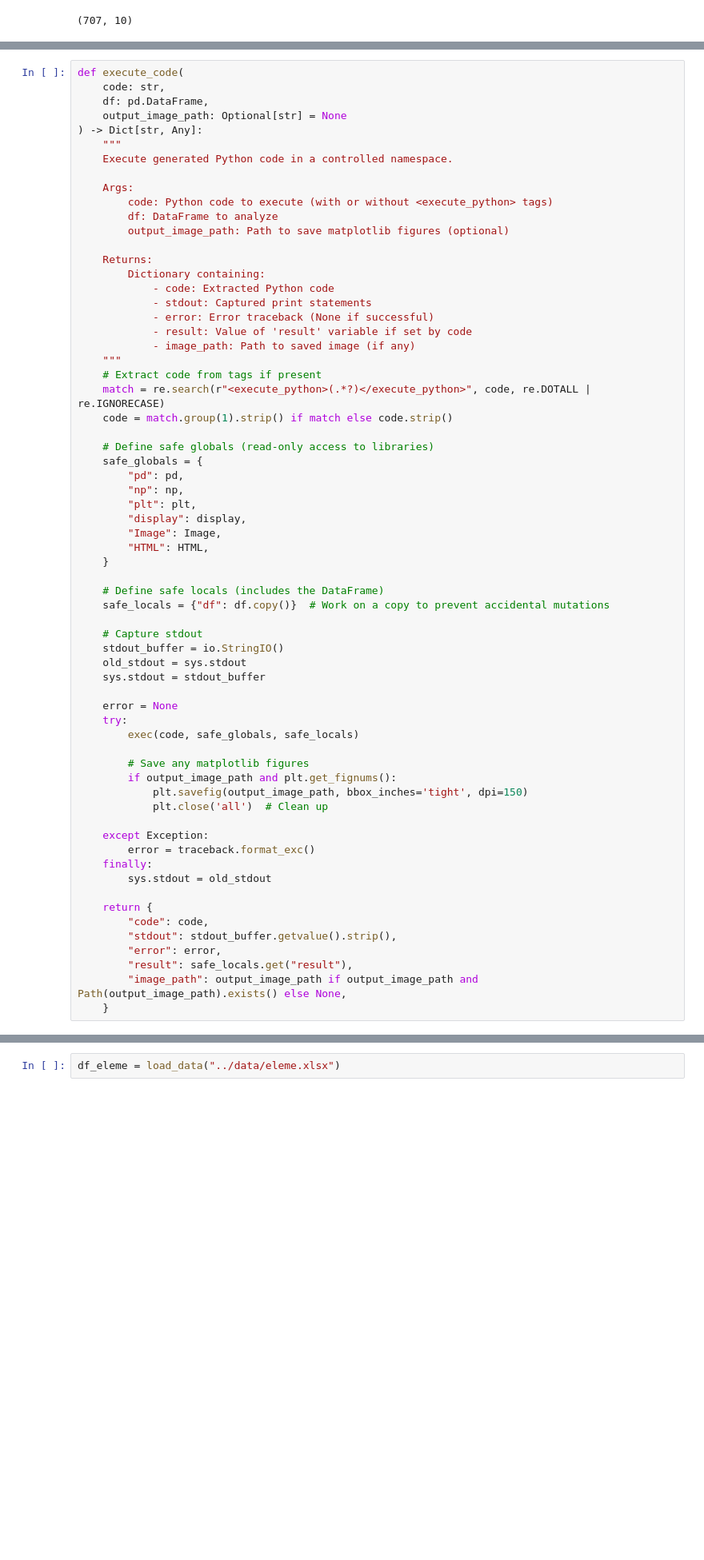
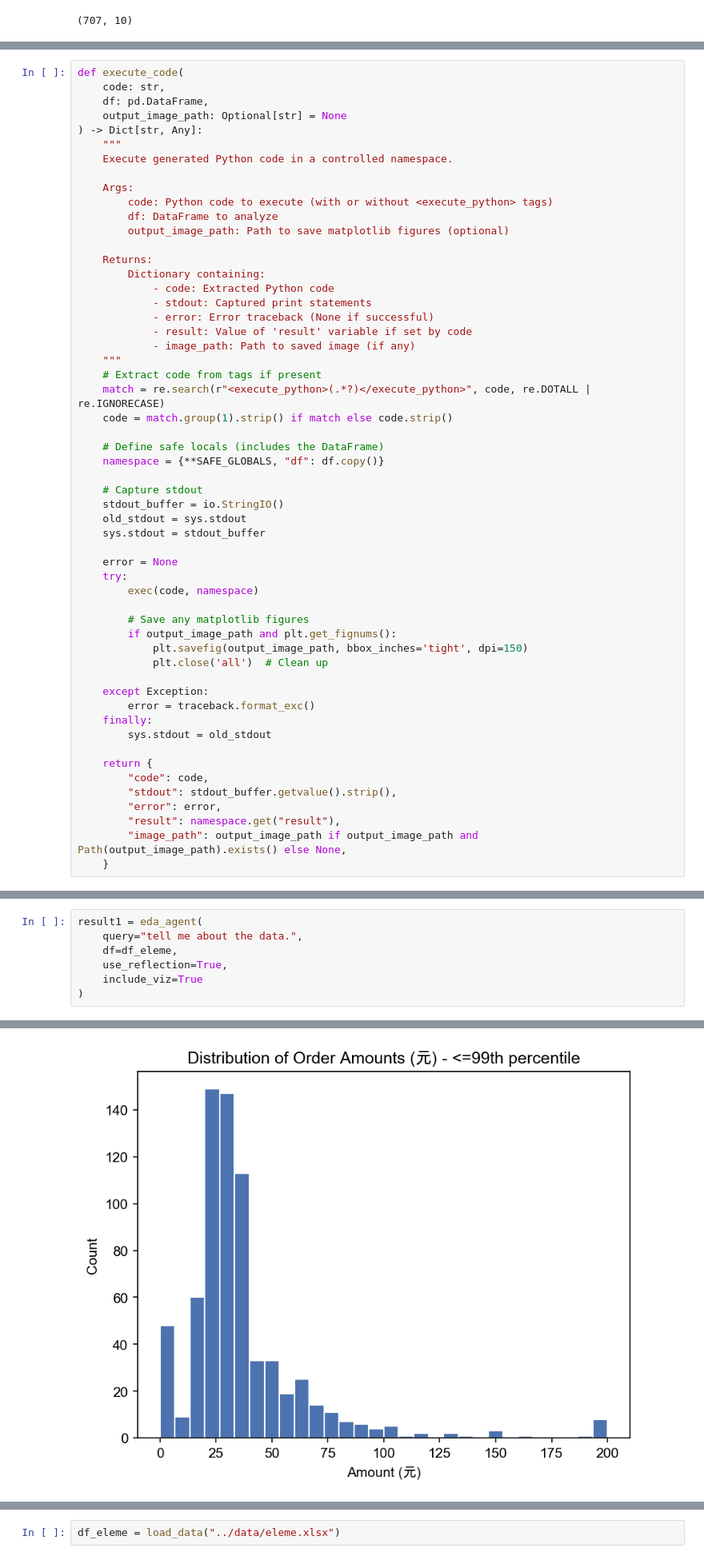
Before and after one commit to tylerxiety/edaagent, a Jupyter notebook: eda-mvp/eda-agent.ipynb, the cells around one changed output, grey strips where cells are left out. Shown: that part at 80% size. Saved outputs shown, nothing was run; the diff lists cells and outputs as text; blank space fills up the shorter version.

```diff
--- a/eda-mvp/eda-agent.ipynb
+++ b/eda-mvp/eda-agent.ipynb
@@ -217,18 +349,8 @@ def execute_code(
     match = re.search(r"<execute_python>(.*?)</execute_python>", code, re.DOTALL | re.IGNORECASE)
     code = match.group(1).strip() if match else code.strip()
 
-    # Define safe globals (read-only access to libraries)
-    safe_globals = {
-        "pd": pd,
-        "np": np,
-        "plt": plt,
-        "display": display,
-        "Image": Image,
-        "HTML": HTML,
-    }
-
     # Define safe locals (includes the DataFrame)
-    safe_locals = {"df": df.copy()}  # Work on a copy to prevent accidental mutations
+    namespace = {**SAFE_GLOBALS, "df": df.copy()}
 
     # Capture stdout
     stdout_buffer = io.StringIO()
@@ -237,7 +359,7 @@ def execute_code(
 
     error = None
     try:
-        exec(code, safe_globals, safe_locals)
+        exec(code, namespace)
 
         # Save any matplotlib figures
         if output_image_path and plt.get_fignums():
@@ -253,6 +375,6 @@ def execute_code(
         "code": code,
         "stdout": stdout_buffer.getvalue().strip(),
         "error": error,
-        "result": safe_locals.get("result"),
+        "result": namespace.get("result"),
         "image_path": output_image_path if output_image_path and Path(output_image_path).exists() else None,
     }
@@ -427 +627,9 @@ def eda_agent(
     }
+# %%
+result1 = eda_agent(
+    query="tell me about the data.",
+    df=df_eleme,
+    use_reflection=True,
+    include_viz=True
+)
+# %% [output]
@@ -427,0 +653 @@ def eda_agent(
+[figure, added]
```
Also changed, not shown: parts of 25 cells of this notebook.
